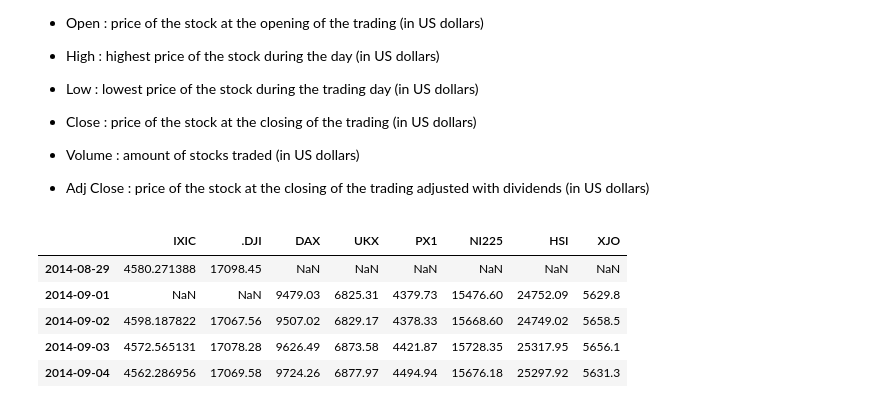
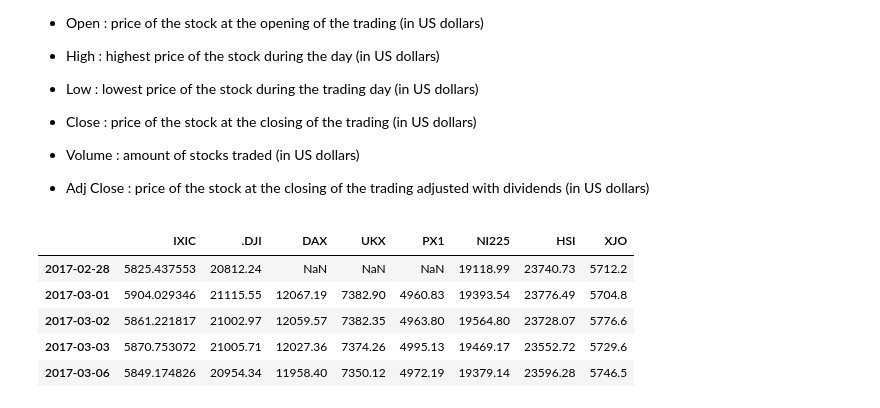
Before and after one commit to arkilic/notebooks, a Jupyter notebook: Simple Regression.ipynb, the cells around one changed output. Saved outputs shown, nothing was run; the diff lists cells and outputs as text; code cells hidden in the pictures.

```diff
--- a/Simple Regression.ipynb
+++ b/Simple Regression.ipynb
@@ -38,36 +38,36 @@ params = [
     {'q': "IXIC",
      'x': 'INDEXNASDAQ'
     },
     {'q': '.DJI',
       'x': 'INDEXDJX'
     },
     {'q':'DAX',
      'x':'INDEXDB'
     },
     {'q': 'UKX',
       'x':'INDEXFTSE'
     },
     {'q': 'PX1',
       'x': 'INDEXEURO'
     },
     {'q': 'NI225',
       'x': 'INDEXNIKKEI'
     },
     {'q': 'HSI',
       'x': 'INDEXHANGSENG'
     },
     {'q': 'XJO',
       'x':'INDEXASX'
     }
 ]
-period = "3Y"
+period = "6M"
 # get closing price data (return pandas dataframe)
 df = gfc.get_closing_data(params, period)
 df.head()
 # %% [output]
 |  | IXIC | .DJI | DAX | UKX | PX1 | NI225 | HSI | XJO |
-| 2014-08-29 | 4580.271388 | 17098.45 | NaN | NaN | NaN | NaN | NaN | NaN |
-| 2014-09-01 | NaN | NaN | 9479.03 | 6825.31 | 4379.73 | 15476.60 | 24752.09 | 5629.8 |
-| 2014-09-02 | 4598.187822 | 17067.56 | 9507.02 | 6829.17 | 4378.33 | 15668.60 | 24749.02 | 5658.5 |
-| 2014-09-03 | 4572.565131 | 17078.28 | 9626.49 | 6873.58 | 4421.87 | 15728.35 | 25317.95 | 5656.1 |
-| 2014-09-04 | 4562.286956 | 17069.58 | 9724.26 | 6877.97 | 4494.94 | 15676.18 | 25297.92 | 5631.3 |
+| 2017-02-28 | 5825.437553 | 20812.24 | NaN | NaN | NaN | 19118.99 | 23740.73 | 5712.2 |
+| 2017-03-01 | 5904.029346 | 21115.55 | 12067.19 | 7382.90 | 4960.83 | 19393.54 | 23776.49 | 5704.8 |
+| 2017-03-02 | 5861.221817 | 21002.97 | 12059.57 | 7382.35 | 4963.80 | 19564.80 | 23728.07 | 5776.6 |
+| 2017-03-03 | 5870.753072 | 21005.71 | 12027.36 | 7374.26 | 4995.13 | 19469.17 | 23552.72 | 5729.6 |
+| 2017-03-06 | 5849.174826 | 20954.34 | 11958.40 | 7350.12 | 4972.19 | 19379.14 | 23596.28 | 5746.5 |
```
Also changed, not shown: parts of 10 cells of this notebook.
